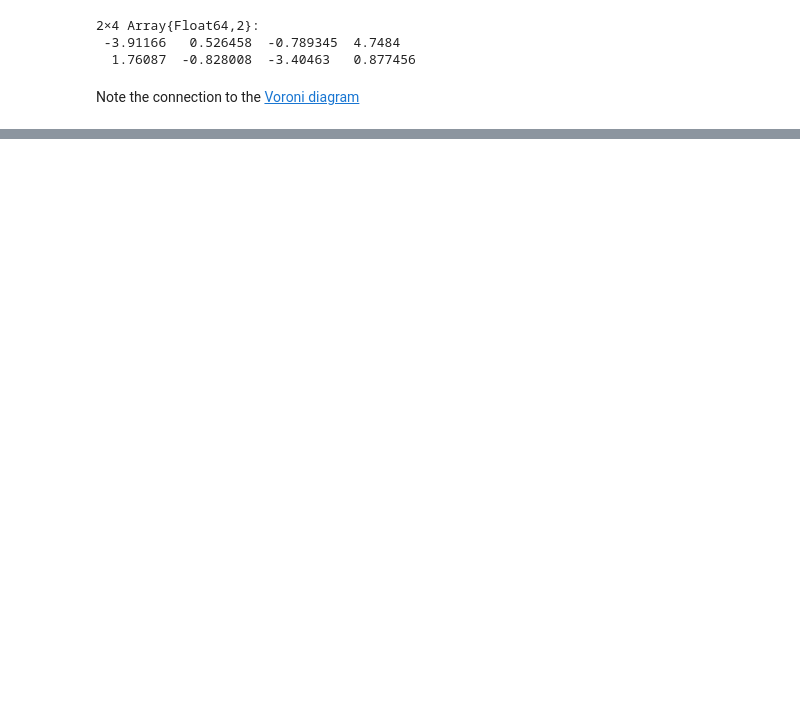
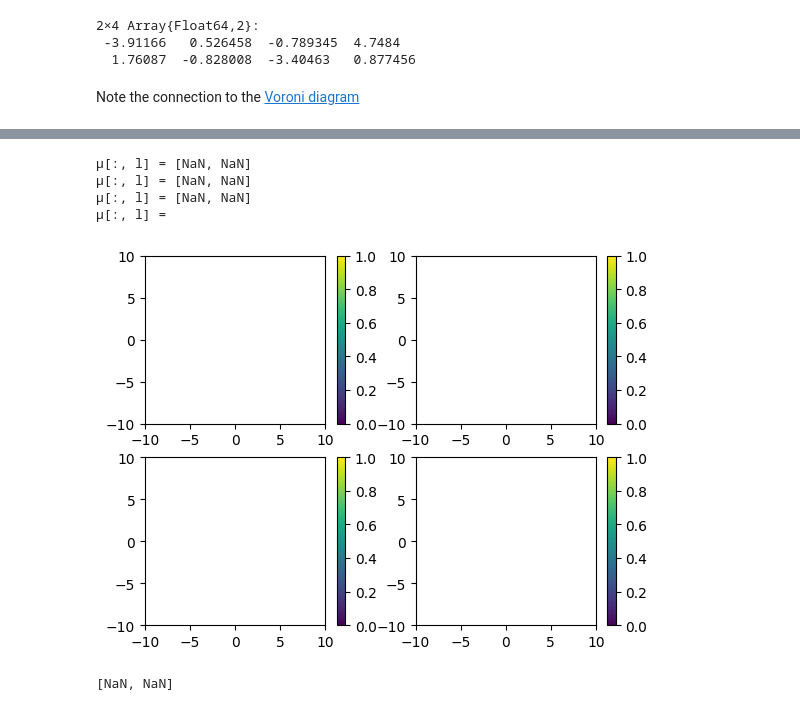
Before and after one commit to Alexander-Barth/MachineLearningNotebooks, a Jupyter notebook: K-means-From-Scratch.ipynb, the cells around one changed output, grey strips where cells are left out. Cells and saved outputs as stored; diff of their text form; code cells hidden in the pictures; blank space fills up the shorter version.

```diff
--- a/K-means-From-Scratch.ipynb
+++ b/K-means-From-Scratch.ipynb
@@ -151,0 +235,46 @@ Note the connection to the [Voroni diagram](https://en.wikipedia.org/wiki/Vorono
+# %%
+
+size(x)
+
+function expectation_step(x,ϕ,μ,Σ)
+P_x_given_c = zeros(k,N)
+
+for i = 1:N
+    for j = 1:k
+        P_x_given_c[j,i] = Gaussian(x[:,i],μ[:,j],Σ[:,:,j]);
+    end
+end
+
+
+P_c_given_x = zeros(k,N)
+for i = 1:N
+    for j = 1:k
+
+       P_c_given_x[j,i] = P_x_given_c[j,i] * ϕ[j]
+    end
+
+    P_c_given_x[:,i] = P_c_given_x[:,i]/sum(P_c_given_x[:,i])
+end
+
+#w =  P_c_given_x ./ sum( P_c_given_x,2)
+w =  P_c_given_x
+return w,P_x_given_c
+end
+w,P_x_given_c = expectation_step(x,ϕ,μ,Σ)
+
+for l = 1:k
+    subplot(2,2,l)
+
+    #contour(gx,gy,pk[:,:,l]')
+    plotGaussian(μ[:,l],Σ[:,:,l],"b")
+    scatter(x[1,:],x[2,:],10,w[l,:]); colorbar();
+    #scatter(x[1,:],x[2,:],10,P_x_given_c[1,:]); colorbar();
+    @show μ[:,l]
+end
+# %% [output]
+μ[:, l] = [NaN, NaN]
+μ[:, l] = [NaN, NaN]
+μ[:, l] = [NaN, NaN]
+μ[:, l] =
+[figure, added]
+[NaN, NaN]
```
Also changed, not shown: parts of 22 cells of this notebook.
